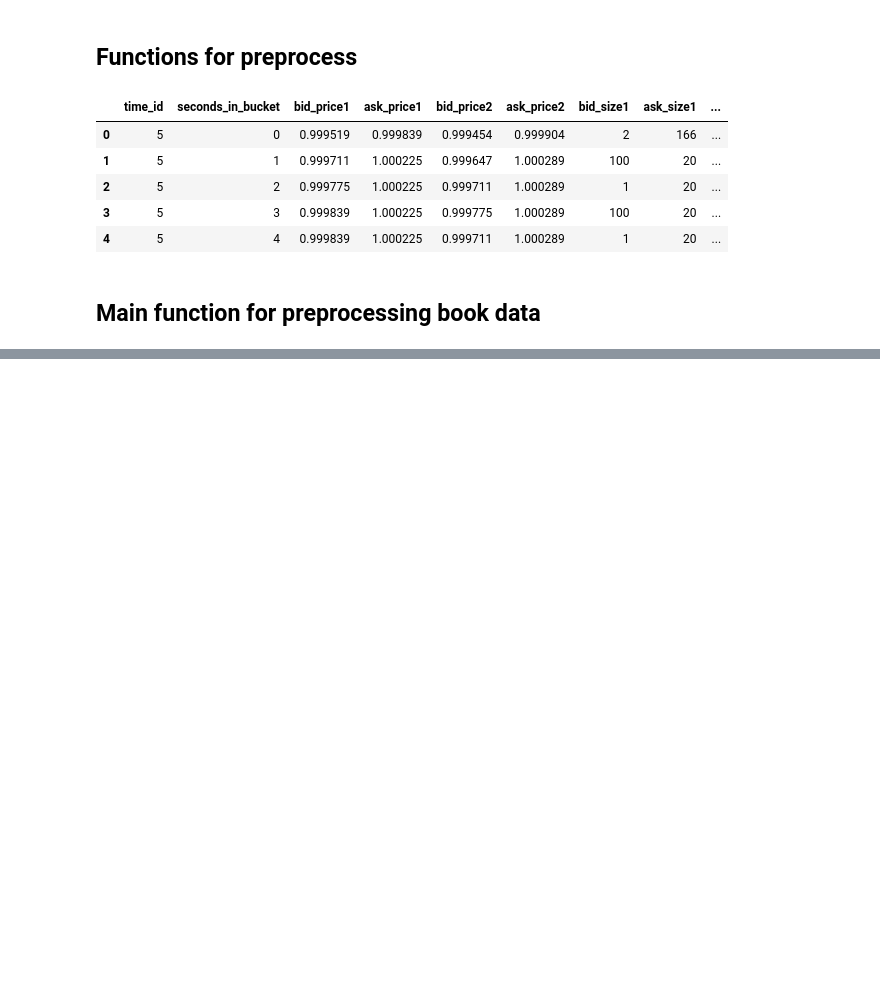
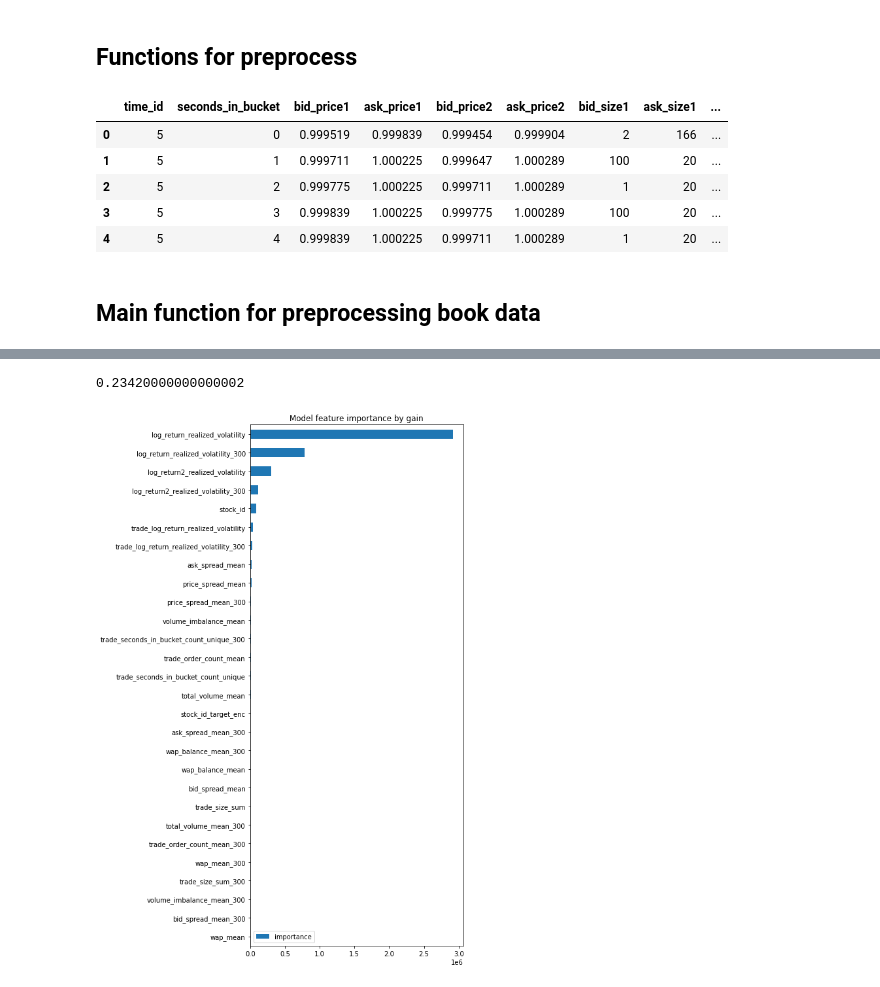
Before and after one commit to HirotaYusuke/Optiver_Realized_Volatility_Prediction, a Jupyter notebook: first.ipynb, the cells around one changed output, grey strips where cells are left out. Cells and saved outputs as stored; diff of their text form; code cells hidden in the pictures; blank space fills up the shorter version.

```diff
--- a/first.ipynb
+++ b/first.ipynb
@@ -108,0 +348,22 @@ data['wap2'] = (data['price2'] * data['size2']) / data['size2']
+# %%
+X = df_train.drop(['row_id','target'],axis=1)
+y = df_train['target']
+# %%
+def rmspe(y_true, y_pred):
+    return  (np.sqrt(np.mean(np.square((y_true - y_pred) / y_true))))
+
+def feval_RMSPE(preds, lgbm_train):
+    labels = lgbm_train.get_label()
+    return 'RMSPE', round(rmspe(y_true = labels, y_pred = preds),5), False
+
+params = {
+      "objective": "rmse",
+      "metric": "rmse",
+      "boosting_type": "gbdt",
+      'early_stopping_rounds': 30,
+      'learning_rate': 0.01,
+      'lambda_l1': 1,
+      'lambda_l2': 1,
+      'feature_fraction': 0.8,
+      'bagging_fraction': 0.8,
+  }
@@ -108,0 +372,9 @@ data['wap2'] = (data['price2'] * data['size2']) / data['size2']
+# %%
+from sklearn.model_selection import KFold
+kf = KFold(n_splits=5, random_state=19901028, shuffle=True)
+oof = pd.DataFrame()                 # out-of-fold result
+models = []                          # models
+scores = 0.0                         # validation score
+
+gain_importance_list = []
+split_importance_list = []
@@ -108,0 +454,19 @@ data['wap2'] = (data['price2'] * data['size2']) / data['size2']
+# %%
+scores
+# %% [output]
+0.23420000000000002
+# %%
+def calc_mean_importance(importance_df_list):
+    mean_importance = np.mean(
+        np.array([df['importance'].values for df in importance_df_list]), axis=0)
+    mean_df = importance_df_list[0].copy()
+    mean_df['importance'] = mean_importance
+    return mean_df
+# %%
+if DO_FEAT_IMP:
+    mean_gain_df = calc_mean_importance(gain_importance_list)
+    plot_importance(mean_gain_df, title='Model feature importance by gain')
+    mean_gain_df = mean_gain_df.reset_index().rename(columns={'index': 'feature_names'})
+    mean_gain_df.to_csv('gain_importance_mean.csv', index=False)
+# %% [output]
+[figure, added]
```
Also changed, not shown: parts of 33 cells of this notebook.
